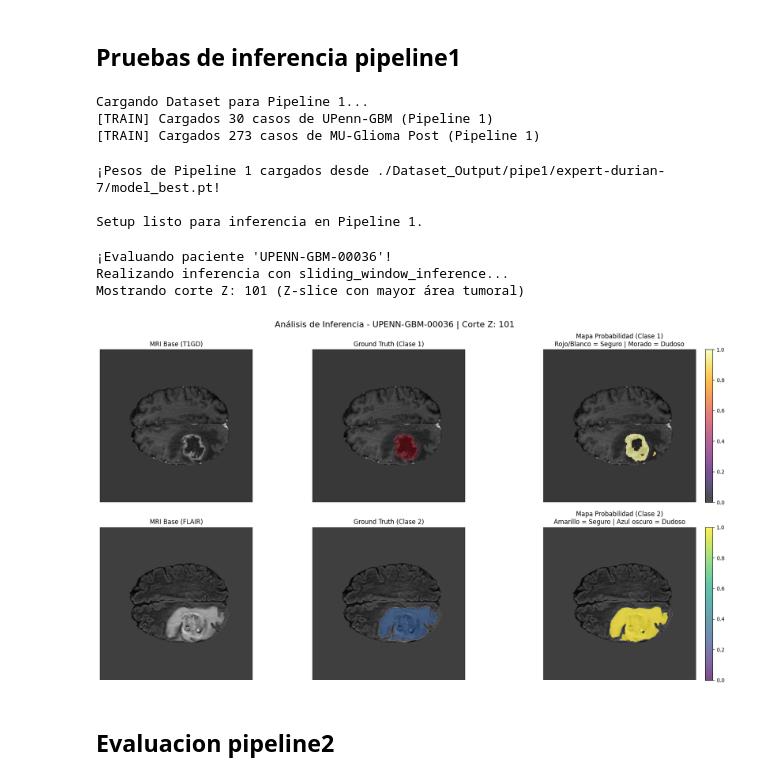
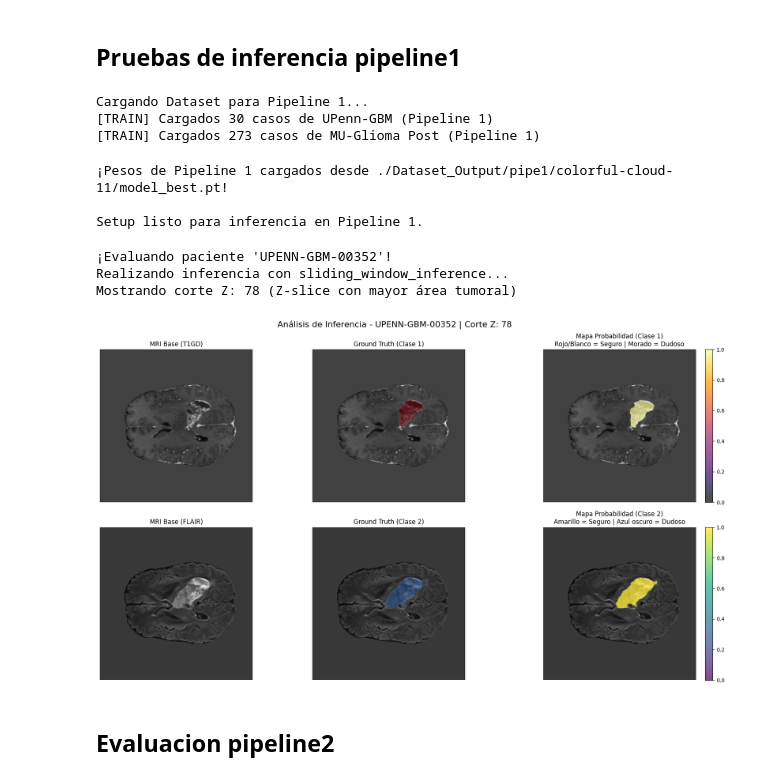
Before and after one commit to GBM-images-research/Swin_transformer_UPennGBM, a Jupyter notebook: carga_de_datos.ipynb, the cells around one changed output. Saved outputs shown, nothing was run; the diff lists cells and outputs as text; code cells hidden in the pictures.

```diff
--- a/carga_de_datos.ipynb
+++ b/carga_de_datos.ipynb
@@ -22,7 +22,7 @@ MUGLIOMA_DIR = "./Dataset/MU_glioma/"
 PIPELINE = 1  # Pipeline 1 (Tumor Core vs Edema Total)
 
 # Definir el paciente exacto que queremos buscar
-# ID_BUSCADO = "PatientID_0005"
+# ID_BUSCADO = "PatientID_0010"
 ID_BUSCADO = "UPENN-GBM-00036"
 
 # 2. Definir las transformaciones de PRUEBA DE ENTRENAMIENTO
@@ -126,7 +126,7 @@ if indice_encontrado is not None:
 
     # El corte central del parche ahora siempre será 32 (la mitad de 64)
     if myset == val_transform:
-        corte_z = 90 #imagen.shape[-1] // 2
+        corte_z = 100 #imagen.shape[-1] // 2
     else:
         corte_z = 32 #imagen.shape[-1] // 2
 
@@ -183,7 +183,7 @@ PIPELINE = 2  # Pipeline 2 (Infiltración vs Edema Puro)
 
 # Definir el paciente exacto que queremos buscar
 ID_BUSCADO = "UPENN-GBM-00036"
-# ID_BUSCADO = "PatientID_0060"
+# ID_BUSCADO = "PatientID_0010"
 
 # 2. Definir las transformaciones de PRUEBA DE ENTRENAMIENTO
 # (Simulamos exactamente lo que verá la red en el paso forward)
@@ -286,7 +286,7 @@ if indice_encontrado is not None:
 
     # El corte central del parche ahora será 32 (la mitad de 64)
     if myset == val_transform:
-        corte_z = 90 #imagen.shape[-1] // 2
+        corte_z = 100 #imagen.shape[-1] // 2
     else:
         corte_z = 32 #imagen.shape[-1] // 2
 
@@ -356,7 +356,7 @@ MUGLIOMA_DIR = "./Dataset/MU_glioma/"
 PIPELINE = 1
 
 # Ruta a tus mejores pesos de la Fase 1
-MODEL_WEIGHTS_PATH = "./Dataset_Output/pipe1/expert-durian-7/model_best.pt"
+MODEL_WEIGHTS_PATH = "./Dataset_Output/pipe1/colorful-cloud-11/model_best.pt"
 roi = (128, 128, 64)
 
 # 2. Transformaciones de Validación (Cerebro Completo)
@@ -416,7 +416,7 @@ print("\nSetup listo para inferencia en Pipeline 1.")
 Cargando Dataset para Pipeline 1...
 [TRAIN] Cargados 30 casos de UPenn-GBM (Pipeline 1)
 [TRAIN] Cargados 273 casos de MU-Glioma Post (Pipeline 1)
-¡Pesos de Pipeline 1 cargados desde ./Dataset_Output/pipe1/expert-durian-7/model_best.pt!
+¡Pesos de Pipeline 1 cargados desde ./Dataset_Output/pipe1/colorful-cloud-11/model_best.pt!
 
 Setup listo para inferencia en Pipeline 1.
 # %%
@@ -426,8 +426,8 @@ import matplotlib.pyplot as plt
 from monai.inferers import sliding_window_inference
 
 # 1. Configuración de búsqueda e inferencia
-ID_BUSCADO = "UPENN-GBM-00036"  # Cambia al ID que quieras evaluar
-# ID_BUSCADO = "PatientID_0065"
+ID_BUSCADO = "UPENN-GBM-00352"  # Cambia al ID que quieras evaluar
+# ID_BUSCADO = "PatientID_0150"
 device = torch.device("cuda:0" if torch.cuda.is_available() else "cpu")
 model.eval()  # Asegurarnos que el modelo está en modo evaluación
 
@@ -512,36 +512,36 @@ if indice_encontrado is not None:
     # Imagen Estructural de Fondo (FLAIR suele ser el canal 7)
     flair_bg = img_np[7, :, :, corte_z]
 
     # 2.1 Resonancia Base
     axes[1, 0].imshow(flair_bg, cmap="gray")
     axes[1, 0].set_title('MRI Base (FLAIR)')
     axes[1, 0].axis('off')
 
     # 2.2 Ground Truth
     axes[1, 1].imshow(flair_bg, cmap="gray")
     gt_masked_1 = np.ma.masked_where(gt_np[1, :, :, corte_z] == 0, gt_np[1, :, :, corte_z])
     axes[1, 1].imshow(gt_masked_1, cmap="Blues", alpha=0.6, vmin=0, vmax=1)
     axes[1, 1].set_title('Ground Truth (Clase 2)')
     axes[1, 1].axis('off')
 
     # 2.3 Mapa de Probabilidad (Predicción de la Red)
     axes[1, 2].imshow(flair_bg, cmap="gray")
     prob_masked_1 = np.ma.masked_where(prob_np[1, :, :, corte_z] < 0.05, prob_np[1, :, :, corte_z])
     im1 = axes[1, 2].imshow(prob_masked_1, cmap="viridis", alpha=0.7, vmin=0, vmax=1)
     axes[1, 2].set_title('Mapa Probabilidad (Clase 2)\nAmarillo = Seguro | Azul oscuro = Dudoso')
     axes[1, 2].axis('off')
     fig.colorbar(im1, ax=axes[1, 2], fraction=0.046, pad=0.04)
 
     plt.tight_layout()
     plt.show()
 
 else:
     print(f"Paciente {ID_BUSCADO} no encontrado.")
 # %% [output]
-¡Evaluando paciente 'UPENN-GBM-00036'!
+¡Evaluando paciente 'UPENN-GBM-00352'!
 Realizando inferencia con sliding_window_inference...
-Mostrando corte Z: 101 (Z-slice con mayor área tumoral)
+Mostrando corte Z: 78 (Z-slice con mayor área tumoral)
-[figure, old version]
+[figure, new version]
 # %% [markdown]
 ## Evaluacion pipeline2
 # %%
```
Also changed, not shown: parts of 3 cells of this notebook, 5 other files.
